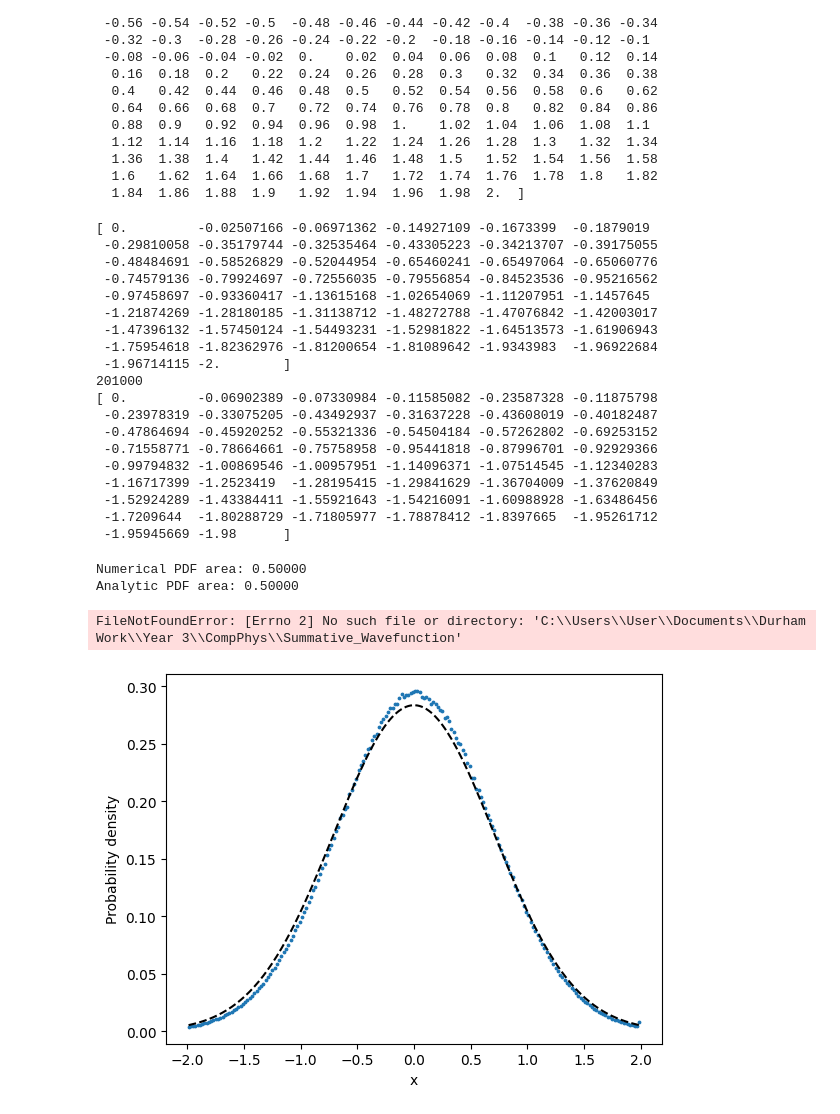
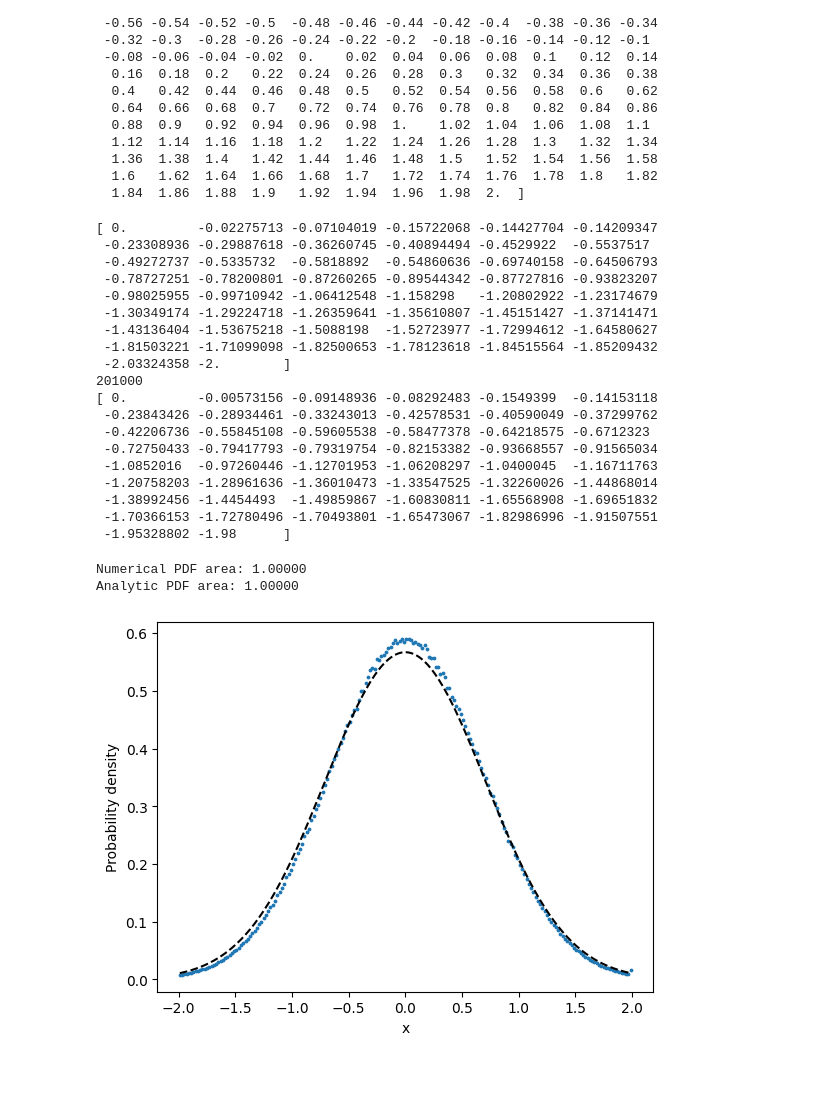
Before and after one commit to Sebastian426/Sebastian_Sloan_Computational_Physics, a Jupyter notebook: Extension for the Summative Report.ipynb, the cells around one changed output. Saved outputs shown, nothing was run; the diff lists cells and outputs as text; code cells hidden in the pictures; blank space fills up the shorter version.

```diff
--- a/Extension for the Summative Report.ipynb
+++ b/Extension for the Summative Report.ipynb
@@ -70,11 +68,9 @@ def action_harmonic(positions, times, mass, potential):
     for i in range(len(times) - 1):
         dt = times[i + 1] - times[i]
         dx = positions[i + 1] - positions[i]
-        T = 0.5 * mass * (dx / dt) ** 2
 
-        x_mid = 0.5*(positions[i] + positions[i + 1])
-        V = potential(x_mid)
-        S += dt * (T + V)
+        S += (mass / (2 * dt)) * dx**2
+        S += dt * potential(0.5 * (positions[i] + positions[i + 1]))
 
     return S
 # %%
@@ -122,51 +114,53 @@ pdf_unnormalised_x, bin_edges_x = np.histogram(x_end, bins=x_bins, weights=weigh
 x_centres = 0.5 * (bin_edges_x[1:] + bin_edges_x[:-1])
 dx = np.diff(x_bins)[0]
 
-# normalize to integrate to 0.5 (since we only use x > 0)
+
 area = np.sum(pdf_unnormalised_x * dx)
-pdf_x = pdf_unnormalised_x / (2 * area)
+pdf_x = pdf_unnormalised_x / (area)
 
-# --- Analytic PDF for comparison (half side only) ---
+# --- Analytic PDF for comparison ---
 phi_sq_analytic = (1 / np.sqrt(np.pi)) * np.exp(-x_centres ** 2)
-phi_sq_analytic /= 2 * np.sum(phi_sq_analytic * dx)  # normalize area to 0.5
+phi_sq_analytic /= np.sum(phi_sq_analytic * dx)  # normalize area to 1
 # %% [output]
-[ 0.         -0.02507166 -0.06971362 -0.14927109 -0.1673399  -0.1879019
- -0.29810058 -0.35179744 -0.32535464 -0.43305223 -0.34213707 -0.39175055
- -0.48484691 -0.58526829 -0.52044954 -0.65460241 -0.65497064 -0.65060776
- -0.74579136 -0.79924697 -0.72556035 -0.79556854 -0.84523536 -0.95216562
- -0.97458697 -0.93360417 -1.13615168 -1.02654069 -1.11207951 -1.1457645
- -1.21874269 -1.28180185 -1.31138712 -1.48272788 -1.47076842 -1.42003017
- -1.47396132 -1.57450124 -1.54493231 -1.52981822 -1.64513573 -1.61906943
- -1.75954618 -1.82362976 -1.81200654 -1.81089642 -1.9343983  -1.96922684
- -1.96714115 -2.        ]
+[ 0.         -0.02275713 -0.07104019 -0.15722068 -0.14427704 -0.14209347
+ -0.23308936 -0.29887618 -0.36260745 -0.40894494 -0.4529922  -0.5537517
+ -0.49272737 -0.5335732  -0.5818892  -0.54860636 -0.69740158 -0.64506793
+ -0.78727251 -0.78200801 -0.87260265 -0.89544342 -0.87727816 -0.93823207
+ -0.98025955 -0.99710942 -1.06412548 -1.158298   -1.20802922 -1.23174679
+ -1.30349174 -1.29224718 -1.26359641 -1.35610807 -1.45151427 -1.37141471
+ -1.43136404 -1.53675218 -1.5088198  -1.52723977 -1.72994612 -1.64580627
+ -1.81503221 -1.71099098 -1.82500653 -1.78123618 -1.84515564 -1.85209432
+ -2.03324358 -2.        ]
 201000
-[ 0.         -0.06902389 -0.07330984 -0.11585082 -0.23587328 -0.11875798
- -0.23978319 -0.33075205 -0.43492937 -0.31637228 -0.43608019 -0.40182487
- -0.47864694 -0.45920252 -0.55321336 -0.54504184 -0.57262802 -0.69253152
- -0.71558771 -0.78664661 -0.75758958 -0.95441818 -0.87996701 -0.92929366
- -0.99794832 -1.00869546 -1.00957951 -1.14096371 -1.07514545 -1.12340283
- -1.16717399 -1.2523419  -1.28195415 -1.29841629 -1.36704009 -1.37620849
- -1.52924289 -1.43384411 -1.55921643 -1.54216091 -1.60988928 -1.63486456
- -1.7209644  -1.80288729 -1.71805977 -1.78878412 -1.8397665  -1.95261712
- -1.95945669 -1.98      ]
+[ 0.         -0.00573156 -0.09148936 -0.08292483 -0.1549399  -0.14153118
+ -0.23843426 -0.28934461 -0.33243013 -0.42578531 -0.40590049 -0.37299762
+ -0.42206736 -0.55845108 -0.59605538 -0.58477378 -0.64218575 -0.6712323
+ -0.72750433 -0.79417793 -0.79319754 -0.82153382 -0.93668557 -0.91565034
+ -1.0852016  -0.97260446 -1.12701953 -1.06208297 -1.0400045  -1.16711763
+ -1.20758203 -1.28961636 -1.36010473 -1.33547525 -1.32260026 -1.44868014
+ -1.38992456 -1.4454493  -1.49859867 -1.60830811 -1.65568908 -1.69651832
+ -1.70366153 -1.72780496 -1.70493801 -1.65473067 -1.82986996 -1.91507551
+ -1.95328802 -1.98      ]
 # %%
 # --- Check areas ---
+wavefunction_laptop = r"C:\Users\sebas\Documents\Durham Work\Year 3\Comp Phys\wavefunction.svg"
+wavefunction_pc = r"C:\Users\User\Documents\Durham Work\Year 3\CompPhys\Summative_Wavefunction.svg"
+
 print(f"Numerical PDF area: {np.sum(pdf_x * dx):.5f}")
 print(f"Analytic PDF area: {np.sum(phi_sq_analytic * dx):.5f}")
-save_path = r"C:\Users\User\Documents\Durham Work\Year 3\CompPhys\Summative_Wavefunction"
+save_path_wavefunction = wavefunction_laptop
 
 plt.figure(1)
 plt.scatter(x_centres, pdf_x, label='Path integral estimate', s=3)
 plt.plot(x_centres, phi_sq_analytic, 'k--', label=r'Analytic $|\phi_0(x)|^2$')
 plt.xlabel('x')
 plt.ylabel('Probability density')
-plt.savefig(save_path, bbox_inches='tight', format='svg')
+plt.savefig(save_path_wavefunction, bbox_inches='tight', format='svg')
 plt.show()
 # %% [output]
-Numerical PDF area: 0.50000
-Analytic PDF area: 0.50000
+Numerical PDF area: 1.00000
+Analytic PDF area: 1.00000
-FileNotFoundError: [Errno 2] No such file or directory: 'C:\\Users\\User\\Documents\\Durham Work\\Year 3\\CompPhys\\Summative_Wavefunction'
-[figure, old version]
+[figure, new version]
 # %%
 #repeating for y
 paths_y =[]
```
Also changed, not shown: parts of 10 cells of this notebook.
